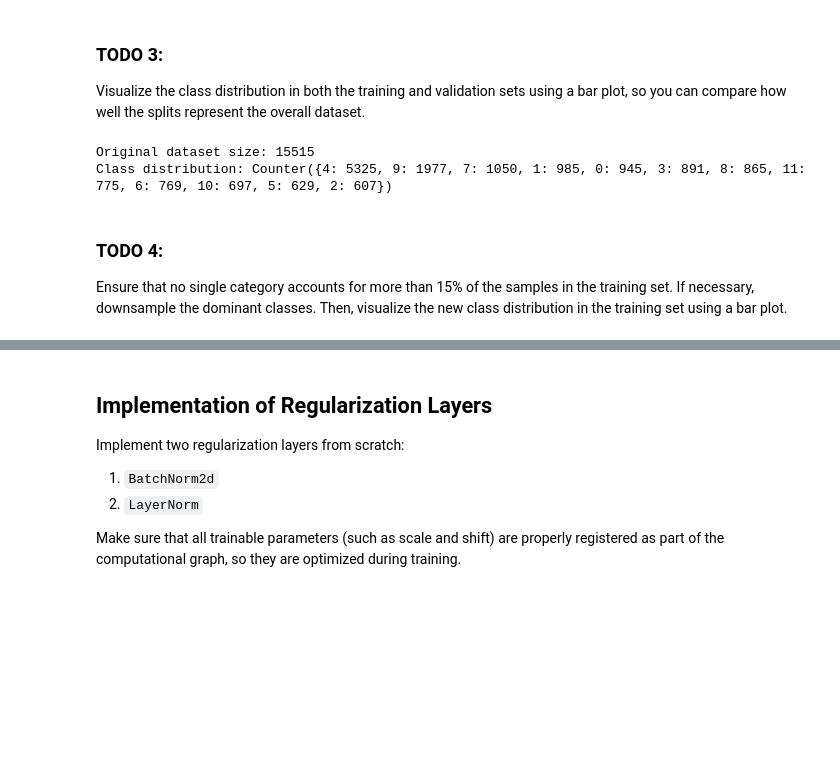
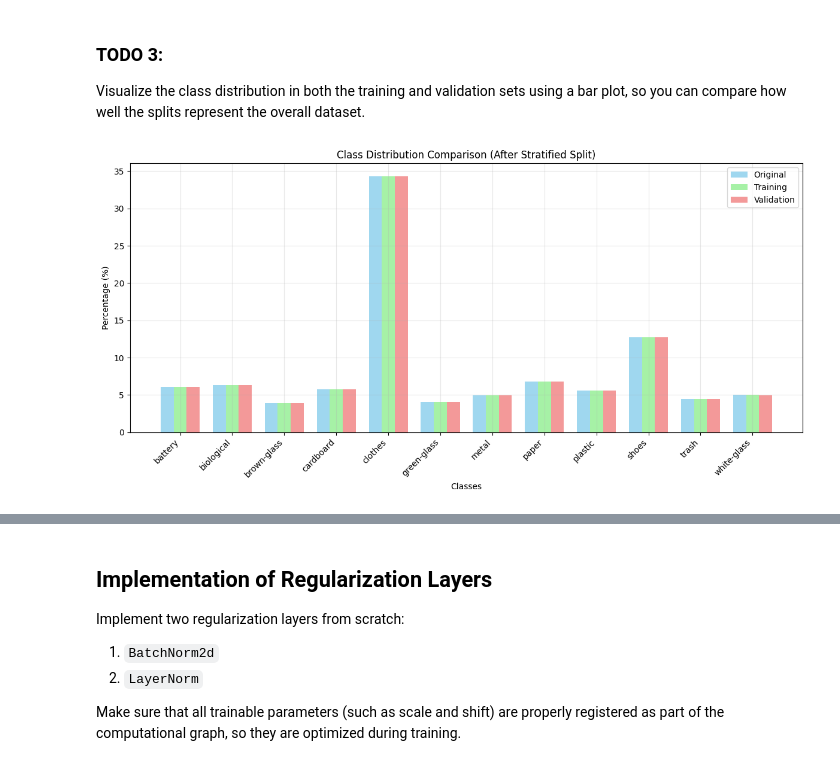
Before and after one commit to AssafTaubenfeld/deep-learning-idc, a Jupyter notebook: assignments/assignment_2/Assignment #2 Lilach & Assaf.ipynb, the cells around one changed output, grey strips where cells are left out. Drawn from its saved outputs; the diff is of its cells as text; code cells hidden in the pictures; blank space fills up the shorter version.

```diff
--- a/assignments/assignment_2/Assignment #2 Lilach & Assaf.ipynb
+++ b/assignments/assignment_2/Assignment #2 Lilach & Assaf.ipynb
@@ -144,19 +144,20 @@ from torch.utils.data import Subset
 train_ratio = 0.8
 
 #1. Split the dataset into a dictionary of  lists, keyed by label (class)
-class_indices = defaultdict(list)
+# indices are a list of indexs in the original dataset
+class_to_indices_map = defaultdict(list)
 for idx, (image, label) in enumerate(dataset):
-    class_indices[label].append(idx)
+    class_to_indices_map[label].append(idx)
 
 train_indices = []
 val_indices = []
 
 #2. Split each list from the dictionary into train, validation and test sets
-for class_name, indices in class_indices.items():
+for class_name, indices in class_to_indices_map.items():
     np.random.shuffle(indices)
 
     split_index = int(len(indices) * train_ratio)
-
+    # Extend the train and val indices set, with the indexs of the items from the current class
     train_indices.extend(indices[:split_index])
     val_indices.extend(indices[split_index:])
 
@@ -175,7 +176,7 @@ val_labels = [dataset[i][1] for i in val_indices]
 train_distribution = Counter(train_labels)
 val_distribution = Counter(val_labels)
 
-for class_name, indices in class_indices.items():
+for class_name, indices in class_to_indices_map.items():
     class_ratio = len(indices) / len(dataset)
     train_class_ratio = 0
     for train_class_name, count in train_distribution.items():
@@ -205,10 +206,59 @@ Class: 11, Count: 775, Dataset Raion: 0.04995165968417661 Train ratio: 0.0499637
 ### TODO 3:
 Visualize the class distribution in both the training and validation sets using a bar plot, so you can compare how well the splits represent the overall dataset.
 # %%
+from collections import Counter
+import matplotlib.pyplot as plt
+import numpy as np
+
+def plot_class_distributions(original_labels, train_labels, val_labels, classes_names, title_suffix=""):
+    """
+    Create a simple bar plot comparing class distributions across original, train, and validation sets.
+
+    Args:
+        original_labels: List of all labels from original dataset
+        train_labels: List of labels from training set
+        val_labels: List of labels from validation set
+        classes_names: List of class names for labeling
+        title_suffix: Optional suffix to add to plot title
+    """
+
+    # Calculate percentage distributions
+    original_counts = Counter(original_labels)
+    train_counts = Counter(train_labels)
+    val_counts = Counter(val_labels)
+
+    # Convert to percentages in class order
+    original_percentages = [original_counts[i]/len(original_labels)*100 for i in range(len(classes_names))]
+    train_percentages = [train_counts[i]/len(train_labels)*100 for i in range(len(classes_names))]
+    val_percentages = [val_counts[i]/len(val_labels)*100 for i in range(len(classes_names))]
+
+    # Create single bar plot
+    x = np.arange(len(classes_names))
+    width = 0.25
+
+    plt.figure(figsize=(12, 6))
+    plt.bar(x - width, original_percentages, width, label='Original', alpha=0.8, color='skyblue')
+    plt.bar(x, train_percentages, width, label='Training', alpha=0.8, color='lightgreen')
+    plt.bar(x + width, val_percentages, width, label='Validation', alpha=0.8, color='lightcoral')
+
+    plt.title(f'Class Distribution Comparison{title_suffix}')
+    plt.xlabel('Classes')
+    plt.ylabel('Percentage (%)')
+    plt.xticks(x, classes_names, rotation=45, ha='right')
+    plt.legend()
+    plt.grid(True, alpha=0.3)
+    plt.tight_layout()
+    plt.show()
+
+# Call the function with current distributions
+original_labels = train_labels + val_labels
+plot_class_distributions(
+    original_labels=original_labels,
+    train_labels=train_labels,
+    val_labels=val_labels,
+    classes_names=classes_names,
+    title_suffix=" (After Stratified Split)"
+)
 # %% [output]
-Original dataset size: 15515
-Class distribution: Counter({4: 5325, 9: 1977, 7: 1050, 1: 985, 0: 945, 3: 891, 8: 865, 11: 775, 6: 769, 10: 697, 5: 629, 2: 607})
+[figure, added]
-# %% [markdown]
-### TODO 4:
-Ensure that no single category accounts for more than 15% of the samples in the training set. If necessary, downsample the dominant classes. Then, visualize the new class distribution in the training set using a bar plot.
 # %%
```
Also changed, not shown: parts of 2 cells of this notebook.
